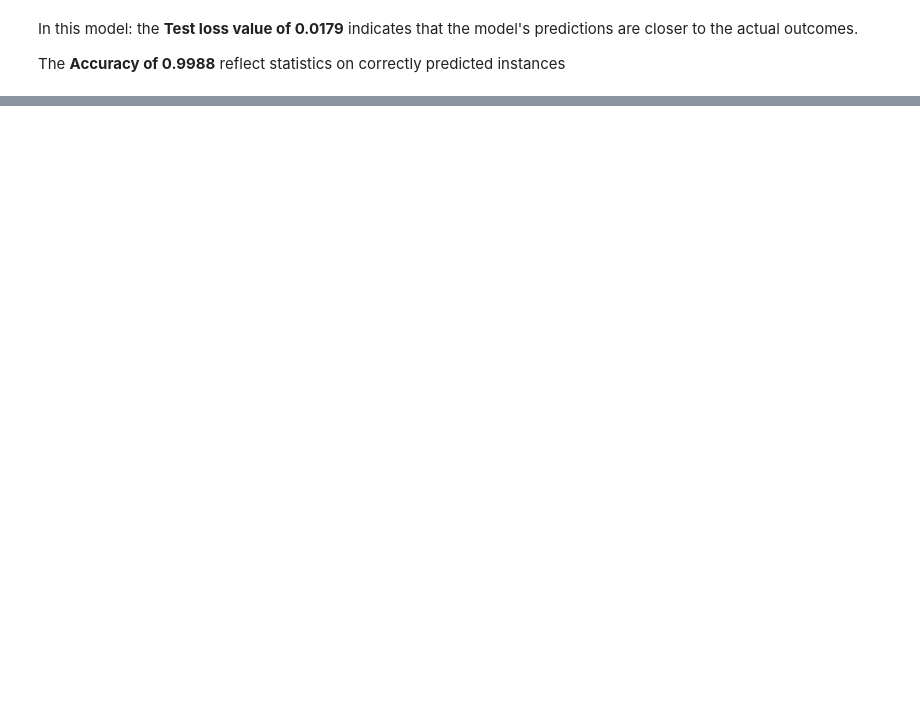
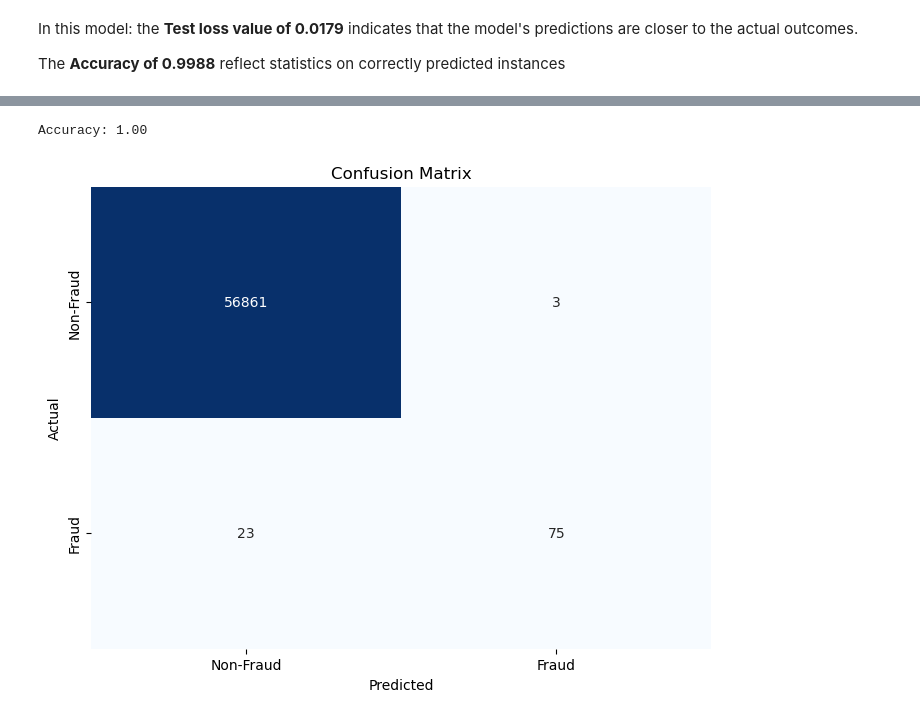
Before and after one commit to abeer7asan/abeer7asan, a Jupyter notebook: Credit Card Fraud Detection - Abeer 7asan.ipynb, the cells around one changed output, grey strips where cells are left out. Saved outputs shown, nothing was run; the diff lists cells and outputs as text; code cells hidden in the pictures; blank space fills up the shorter version.

```diff
--- a/Credit Card Fraud Detection - Abeer 7asan.ipynb
+++ b/Credit Card Fraud Detection - Abeer 7asan.ipynb
@@ -481,0 +583,8 @@ The Accuracy of 0.9702 which is less than the first model
+# %%
+from sklearn.feature_selection import SelectFromModel
+from sklearn.ensemble import RandomForestClassifier
+
+rf_selector = RandomForestClassifier(n_estimators=100, random_state=42)
+selector = SelectFromModel(rf_selector)
+
+selector.fit(x_train, y_train)
@@ -481,0 +593,9 @@ The Accuracy of 0.9702 which is less than the first model
+# %%
+selected_mask = selector.get_support()
+# Get the column names of selected features
+selected_columns = x_train.columns[selected_mask]
+print(selected_columns)
+
+# Transform training and testing data to selected features
+x_train_rf_selected = selector.transform(x_train)
+x_test_rf_selected = selector.transform(x_test)
@@ -481,0 +604,8 @@ The Accuracy of 0.9702 which is less than the first model
+# %%
+from sklearn.metrics import classification_report
+
+# Build the Random Forest model
+random_forest = RandomForestClassifier(n_estimators=100, max_depth=10, random_state=42)
+
+# Train the model
+random_forest.fit(x_train_rf_selected, y_train)
@@ -481,0 +614,4 @@ The Accuracy of 0.9702 which is less than the first model
+# %%
+# Evaluate the RF model
+y_pred = random_forest.predict(x_test_rf_selected)
+print(classification_report(y_test, y_pred))
@@ -481,0 +627,26 @@ The Accuracy of 0.9702 which is less than the first model
+# %%
+from sklearn.metrics import accuracy_score
+
+# Calculate accuracy
+accuracy = accuracy_score(y_test, y_pred)
+print(f"Accuracy: {accuracy:.2f}")
+# %% [output]
+Accuracy: 1.00
+# %%
+from sklearn.metrics import confusion_matrix
+import seaborn as sns
+
+# Calculate confusion matrix
+conf_matrix = confusion_matrix(y_test, y_pred)
+
+# Create a heatmap for the confusion matrix
+plt.figure(figsize=(8, 6))
+sns.heatmap(conf_matrix, annot=True, fmt='d', cmap='Blues', cbar=False)
+plt.xlabel('Predicted')
+plt.ylabel('Actual')
+plt.title('Confusion Matrix')
+plt.xticks([0.5, 1.5], ['Non-Fraud', 'Fraud'])
+plt.yticks([0.5, 1.5], ['Non-Fraud', 'Fraud'])
+plt.show()
+# %% [output]
+[figure, added]
```
Also changed, not shown: parts of 20 cells of this notebook.
